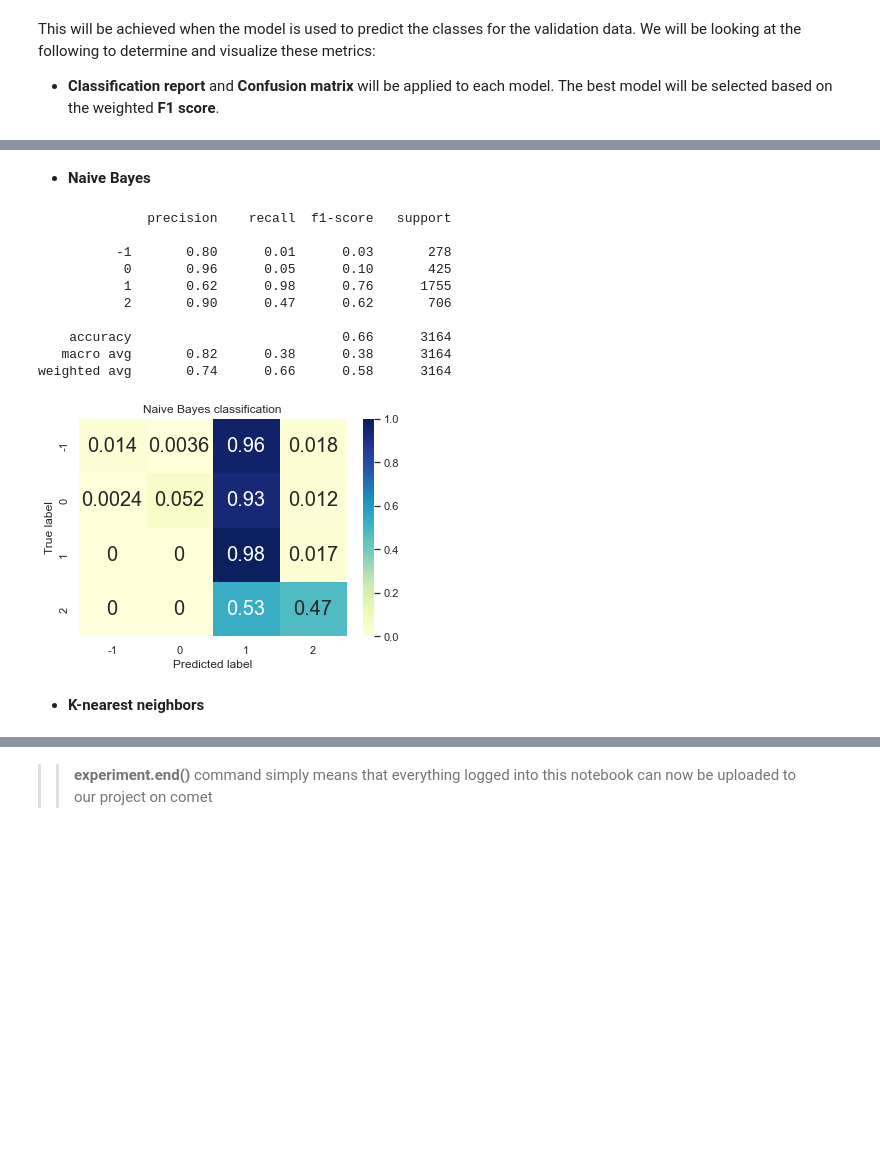
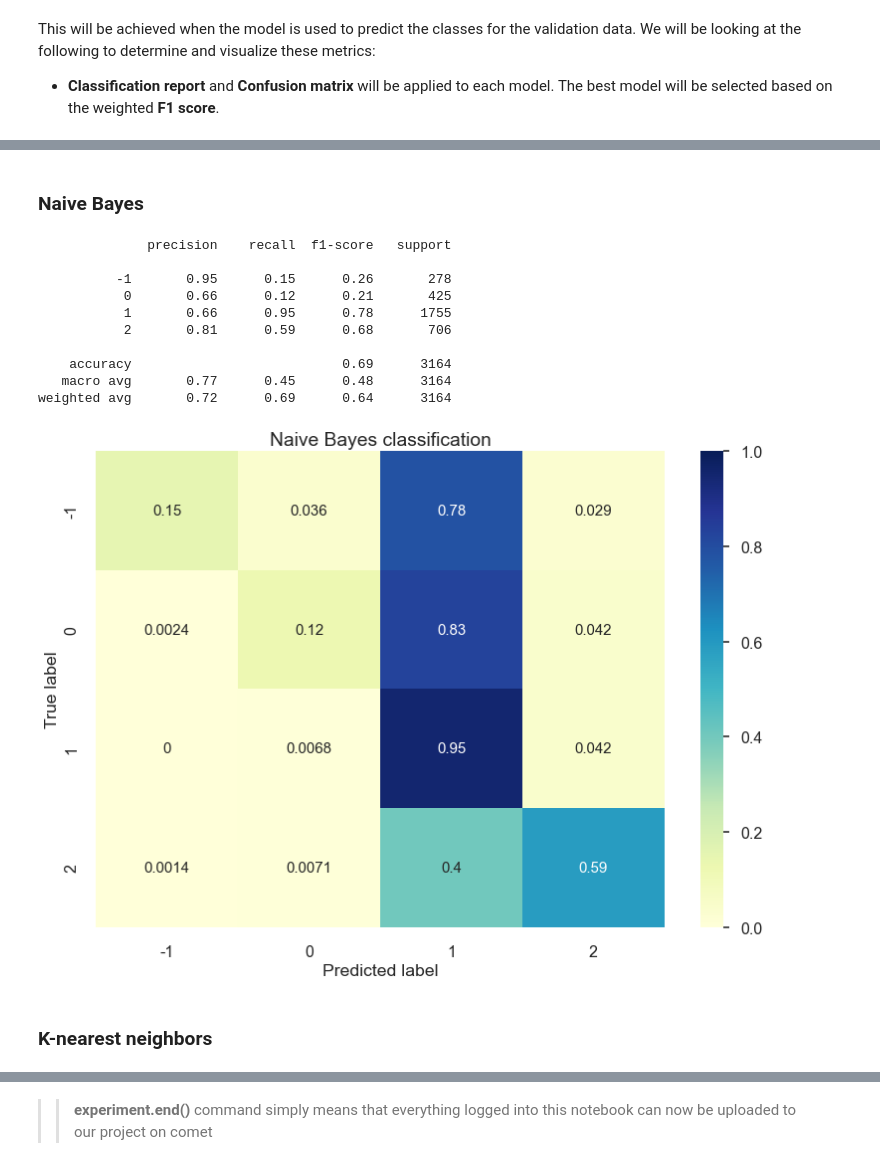
Before and after one commit to JayRolla/classification-predict-streamlit-template, a Jupyter notebook: es2 NOTEBOOK.ipynb, the cells around one changed output, grey strips where cells are left out. Saved outputs shown, nothing was run; the diff lists cells and outputs as text; code cells hidden in the pictures; blank space fills up the shorter version.

Commit message:
Final Notebook Finetunning
Word_cloud was relaunched, and properly commented, as well as formatting correctly

```diff
--- a/es2 NOTEBOOK.ipynb
+++ b/es2 NOTEBOOK.ipynb
@@ -423,13 +443,15 @@ plt.tight_layout()
 # %%
 def TweetCleaner(tweet):
+
+
     # Convert everything to lowercase
     tweet = tweet.lower()
 
     # removing rt
-    tweet= tweet.replace("rt", "")
+    tweet= tweet.replace("rt", " ")
 
-    # removing \n
-    tweet= tweet.replace("\n", "")
+    # will replace newline with space
+    tweet= re.sub("\n"," ",tweet)
 
     #remove emogies
     tweet= tweet.encode("ascii", "ignore").decode("ascii")
@@ -438,7 +460,7 @@ def TweetCleaner(tweet):
     tweet = re.sub(r'http[s]?://(?:[A-Za-z]|[0-9]|[$-_@.&+]|[!*\(\),]|(?:%[0-9A-Fa-f][0-9A-Fa-f]))+', 'url-web', tweet)
 
     # Remove numbers
-    tweet = re.sub(r'\d+', '', tweet)
+    tweet = re.sub(r'\d+', ' ', tweet)
 
     # Remove punctuation
     tweet = re.sub(r"[,.;':@#?!\&/$]+\ *", ' ', tweet)
@@ -452,6 +474,25 @@ def TweetCleaner(tweet):
     # Remove space in front of tweet
     tweet = tweet.lstrip(' ')
 
+    #remove punctuations
+    tweet=re.sub('[^a-zA-Z]', ' ',tweet)
+
+    #tokenize the message column of the pandas Dataframe
+    tokeniser = TreebankWordTokenizer()
+    tweet=tokeniser.tokenize(tweet)
+
+    #Remove stopwords from tweets abd apply lematization
+    all_stopwords= set(stopwords.words('english'))
+
+    wnl = WordNetLemmatizer()
+    tweet =[wnl.lemmatize(word) for word in tweet if not word in all_stopwords]
+
+    #remove words less than 2 letter word
+    tweet = [word for word in tweet if len(word) >3]
+
+    #convert tokenised word list to string
+    tweet =' '.join(tweet)
+
     return tweet
 # %%
 # Clean message column by applying the above function 'TweetCleaner'
@@ -497,4 +507,0 @@ def lemmatize(df):
-# %%
-# Further clean message column by applying the above function 'lemmatize'
-train_df = lemmatize(train_df)
-train_df.head()
@@ -654,0 +652,5 @@ lsvc = Pipeline([('tfidf', TfidfVectorizer()),
+# %%
+# Random Forest Classifier
+rf = Pipeline([('tfidf', TfidfVectorizer(max_features=5000)),
+               ('clf', RandomForestClassifier(max_depth=5,n_estimators=100))
+              ])
@@ -654,0 +670,5 @@ lsvc = Pipeline([('tfidf', TfidfVectorizer()),
+# %%
+# Naïve Bayes:
+nb = Pipeline([('tfidf', TfidfVectorizer(max_features=5000)),
+               ('clf', MultinomialNB())
+              ])
@@ -744,42 +796,42 @@ weighted avg       0.31      0.55      0.40      3164
 # %% [markdown]
-- __Naive Bayes__
+### Naive Bayes
 # %%
 # Generate a classification Report for the Naive Bayes model
 print(metrics.classification_report(y_valid, y_pred_nb))
 
 # Generate a normalized confusion matrix
 cm = confusion_matrix(y_valid, y_pred_nb)
 cm_norm = cm / cm.sum(axis=1).reshape(-1,1)
 
 # Display the confusion matrix as a heatmap
 sns.heatmap(cm_norm,
             cmap="YlGnBu",
             xticklabels=nb.classes_,
             yticklabels=nb.classes_,
             vmin=0.,
             vmax=1.,
             annot=True,
-            annot_kws={'size':20})
+            annot_kws={'size':15})
 
 # Adding headings and lables
 plt.title('Naive Bayes classification')
 plt.ylabel('True label')
 plt.xlabel('Predicted label')
 plt.show()
 # %% [output]
               precision    recall  f1-score   support
 
-          -1       0.80      0.01      0.03       278
-           0       0.96      0.05      0.10       425
-           1       0.62      0.98      0.76      1755
-           2       0.90      0.47      0.62       706
+          -1       0.95      0.15      0.26       278
+           0       0.66      0.12      0.21       425
+           1       0.66      0.95      0.78      1755
+           2       0.81      0.59      0.68       706
 
-    accuracy                           0.66      3164
-   macro avg       0.82      0.38      0.38      3164
-weighted avg       0.74      0.66      0.58      3164
+    accuracy                           0.69      3164
+   macro avg       0.77      0.45      0.48      3164
+weighted avg       0.72      0.69      0.64      3164
-[figure, old version]
+[figure, new version]
 # %% [markdown]
-- __K-nearest neighbors__
+###  K-nearest neighbors
 # %%
 # Generate a classification Report for the K-nearest neighbors model
 print(metrics.classification_report(y_valid, y_pred_knn))
```
Also changed, not shown: parts of 56 cells of this notebook, 3 other files.
